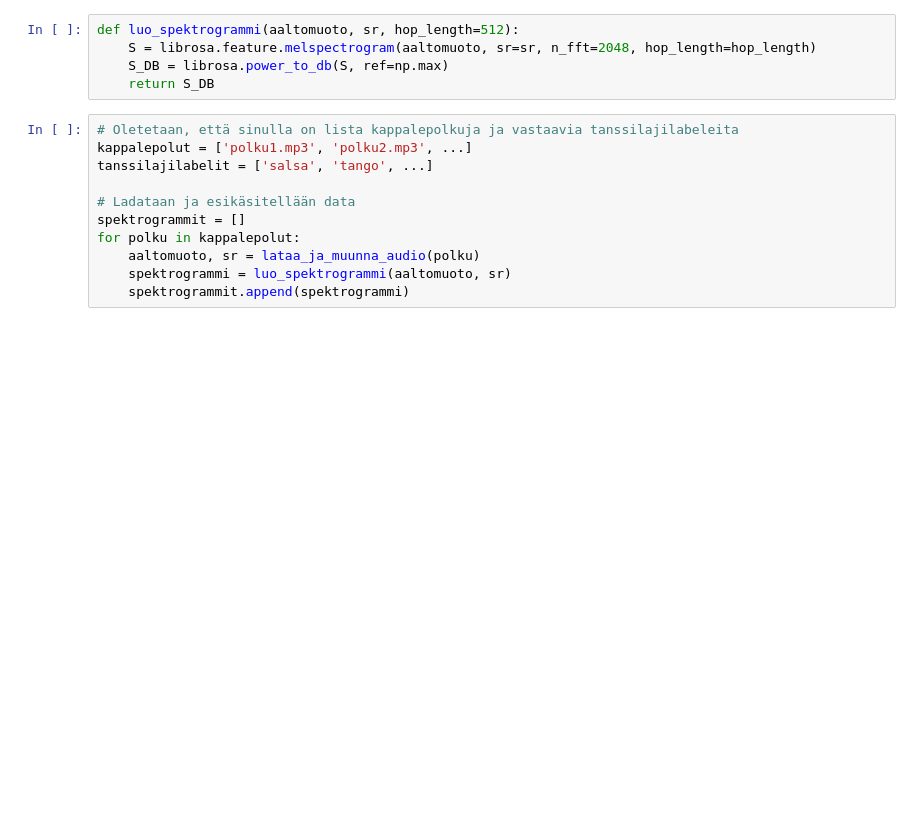
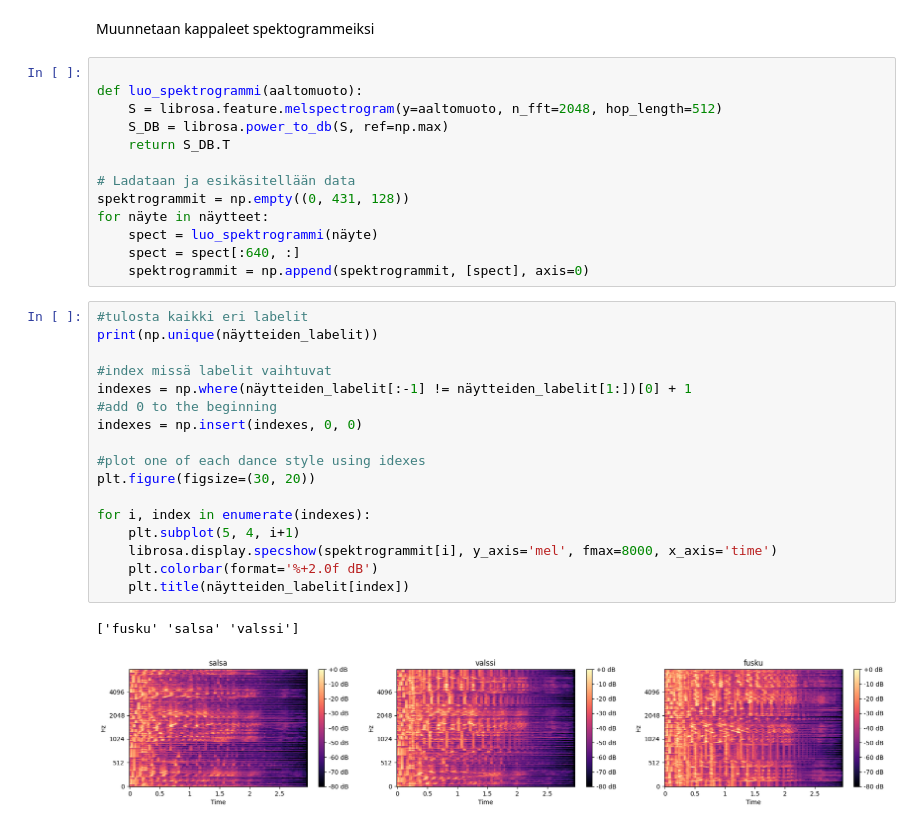
Before and after one commit to MineTech0/tekoaly-harjoitustyo, a Jupyter notebook: src/vertaismalli/malli.ipynb, the cells around one changed output. Cells and saved outputs as stored; diff of their text form; blank space fills up the shorter version.

```diff
--- a/src/vertaismalli/malli.ipynb
+++ b/src/vertaismalli/malli.ipynb
@@ -18,17 +50,36 @@ def lataa_ja_muunna_audio(audio_tiedosto, näytteenottotaajuus=22050):
+# %% [markdown]
+Muunnetaan kappaleet spektogrammeiksi
 # %%
-def luo_spektrogrammi(aaltomuoto, sr, hop_length=512):
-    S = librosa.feature.melspectrogram(aaltomuoto, sr=sr, n_fft=2048, hop_length=hop_length)
+
+def luo_spektrogrammi(aaltomuoto):
+    S = librosa.feature.melspectrogram(y=aaltomuoto, n_fft=2048, hop_length=512)
     S_DB = librosa.power_to_db(S, ref=np.max)
-    return S_DB
+    return S_DB.T
+
+# Ladataan ja esikäsitellään data
+spektrogrammit = np.empty((0, 431, 128))
+for näyte in näytteet:
+    spect = luo_spektrogrammi(näyte)
+    spect = spect[:640, :]
+    spektrogrammit = np.append(spektrogrammit, [spect], axis=0)
-# %%
-# Oletetaan, että sinulla on lista kappalepolkuja ja vastaavia tanssilajilabeleita
-kappalepolut = ['polku1.mp3', 'polku2.mp3', ...]
-tanssilajilabelit = ['salsa', 'tango', ...]
-
-# Ladataan ja esikäsitellään data
-spektrogrammit = []
-for polku in kappalepolut:
-    aaltomuoto, sr = lataa_ja_muunna_audio(polku)
-    spektrogrammi = luo_spektrogrammi(aaltomuoto, sr)
-    spektrogrammit.append(spektrogrammi)
+# %%
+#tulosta kaikki eri labelit
+print(np.unique(näytteiden_labelit))
+
+#index missä labelit vaihtuvat
+indexes = np.where(näytteiden_labelit[:-1] != näytteiden_labelit[1:])[0] + 1
+#add 0 to the beginning
+indexes = np.insert(indexes, 0, 0)
+
+#plot one of each dance style using idexes
+plt.figure(figsize=(30, 20))
+
+for i, index in enumerate(indexes):
+    plt.subplot(5, 4, i+1)
+    librosa.display.specshow(spektrogrammit[i], y_axis='mel', fmax=8000, x_axis='time')
+    plt.colorbar(format='%+2.0f dB')
+    plt.title(näytteiden_labelit[index])
+# %% [output]
+['fusku' 'salsa' 'valssi']
+[figure, added]
 # %%
```
Also changed, not shown: parts of 11 cells of this notebook, 5 other files.
